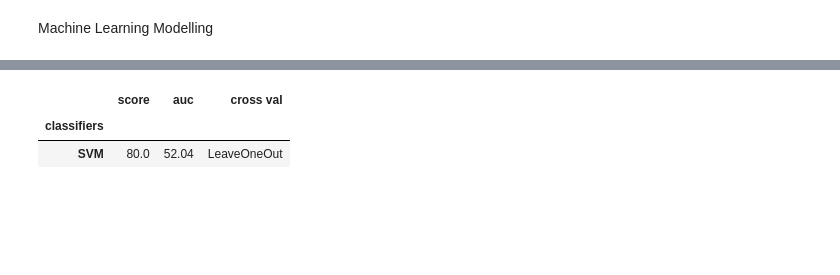
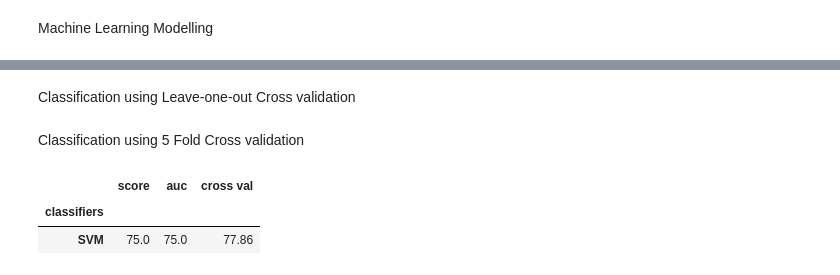
Before and after one commit to abhishhari/Code, a Jupyter notebook: ML_model.ipynb, the cells around one changed output, grey strips where cells are left out. Cells and saved outputs as stored; diff of their text form; code cells hidden in the pictures; blank space fills up the shorter version.

```diff
--- a/ML_model.ipynb
+++ b/ML_model.ipynb
@@ -41,3 +42,4 @@ from sklearn.metrics import roc_curve, roc_auc_score,accuracy_score
 # %%
-df = pd.read_csv("/content/drive/MyDrive/Project/ML/dark_combined.csv")
+#  Importing the dataset
+df = pd.read_csv("/content/drive/MyDrive/Project/Dataset/ML/light_combined.csv")
 # %%
@@ -107,3 +69,5 @@ plt.show()
+# %% [markdown]
+Classification using Leave-one-out Cross validation
 # %%
 from sklearn.model_selection import LeaveOneOut
 
@@ -136,7 +100,3 @@ result_table = result_table.append({'classifiers': 'SVM',
                                     }, ignore_index=True)
 result_table.set_index('classifiers', inplace=True)
 result_table
-# %% [output]
-|  | score | auc | cross val |
-| classifiers |  |  |  |
-| SVM | 80.0 | 52.04 | LeaveOneOut |
@@ -142,0 +107,35 @@ result_table
+# %% [markdown]
+Classification using 5 Fold Cross validation
+# %%
+# Spliting the  data into training and testing sets
+X_train, X_test, y_train, y_test = train_test_split(X, y, test_size=0.2, stratify=y)
+
+# Creating a SVM classifier with a linear kernel
+clf = svm.SVC(kernel='sigmoid', probability=True)
+
+# Training the classifier on the training data
+model = clf.fit(X_train, y_train)
+
+# Making predictions on the testing data using 5 fold Cross Validation
+y_pred = clf.predict(X_test)
+
+acc = model.score(X_test,y_test)*100
+cross_val = round(cross_val_score(model, X, y, cv=5).mean()*100,2)
+yproba = model.predict_proba(X_test)[::,1]
+
+
+fpr, tpr, _ = roc_curve(y_test,  yproba)
+auc = roc_auc_score(y_test, yproba)
+
+result_table = pd.DataFrame(columns=['classifiers','score','auc'])
+result_table = result_table.append({'classifiers': 'SVM',
+                                    'score':acc,
+                                    'cross val':cross_val,
+                                    'auc':round(auc*100,2),
+                                    }, ignore_index=True)
+result_table.set_index('classifiers', inplace=True)
+result_table
+# %% [output]
+|  | score | auc | cross val |
+| classifiers |  |  |  |
+| SVM | 75.0 | 75.0 | 77.86 |
```
Also changed, not shown: parts of 12 cells of this notebook.
